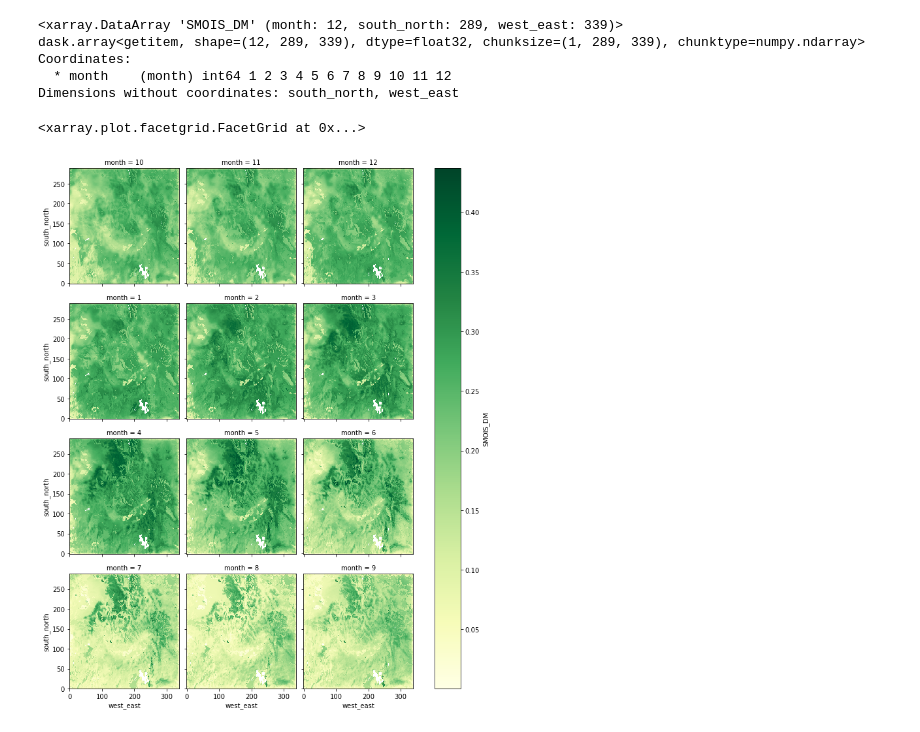
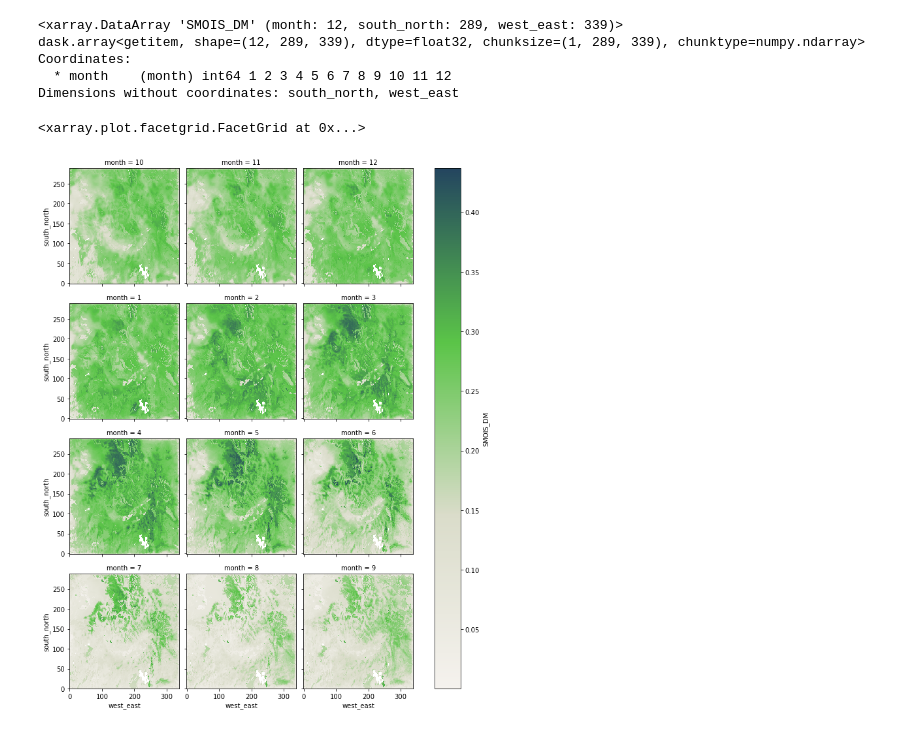
Before and after one commit to LEAF-BoiseState/wrf30yr-drought-analysis, a Jupyter notebook: SurfaceSoilMoistureExample.ipynb, the cells around one changed output. Cells and saved outputs as stored; diff of their text form; code cells hidden in the pictures.

```diff
--- a/SurfaceSoilMoistureExample.ipynb
+++ b/SurfaceSoilMoistureExample.ipynb
@@ -2,6 +2,11 @@
 import xarray as xr
 import matplotlib.pyplot as plt
 import numpy as np
+from matplotlib.colors import ListedColormap, LinearSegmentedColormap
+
+sm_colors = ['#24465f','#5bc448','#dadcca','#f5f2ee']
+
+sm_cmap = LinearSegmentedColormap.from_list('sm_cmap',np.flip(sm_colors))
 
 wy = 'wy2017'
 
@@ -54,8 +59,8 @@ sm_seasonal_surf = sm_seasonal_surf.where(sm_seasonal_surf<1.0,np.nan)
 # Rearrange the output so that month 10 (October) is first in the deck
 sm_seasonal_surf = xr.concat([sm_seasonal_surf.isel(month=slice(9,12)),sm_seasonal_surf.isel(month=slice(0,9))], dim='month')
 # %%
-sm_seasonal_surf.plot(x='west_east',y='south_north',col="month",col_wrap=3,cmap='YlGn')
+sm_seasonal_surf.plot(x='west_east',y='south_north',col="month",col_wrap=3,cmap=sm_cmap)
 # %% [output]
 <xarray.plot.facetgrid.FacetGrid at 0x...>
-[figure, old version]
+[figure, new version]
 # %%
```
Also changed, not shown: parts of 3 cells of this notebook, 5 other files.
